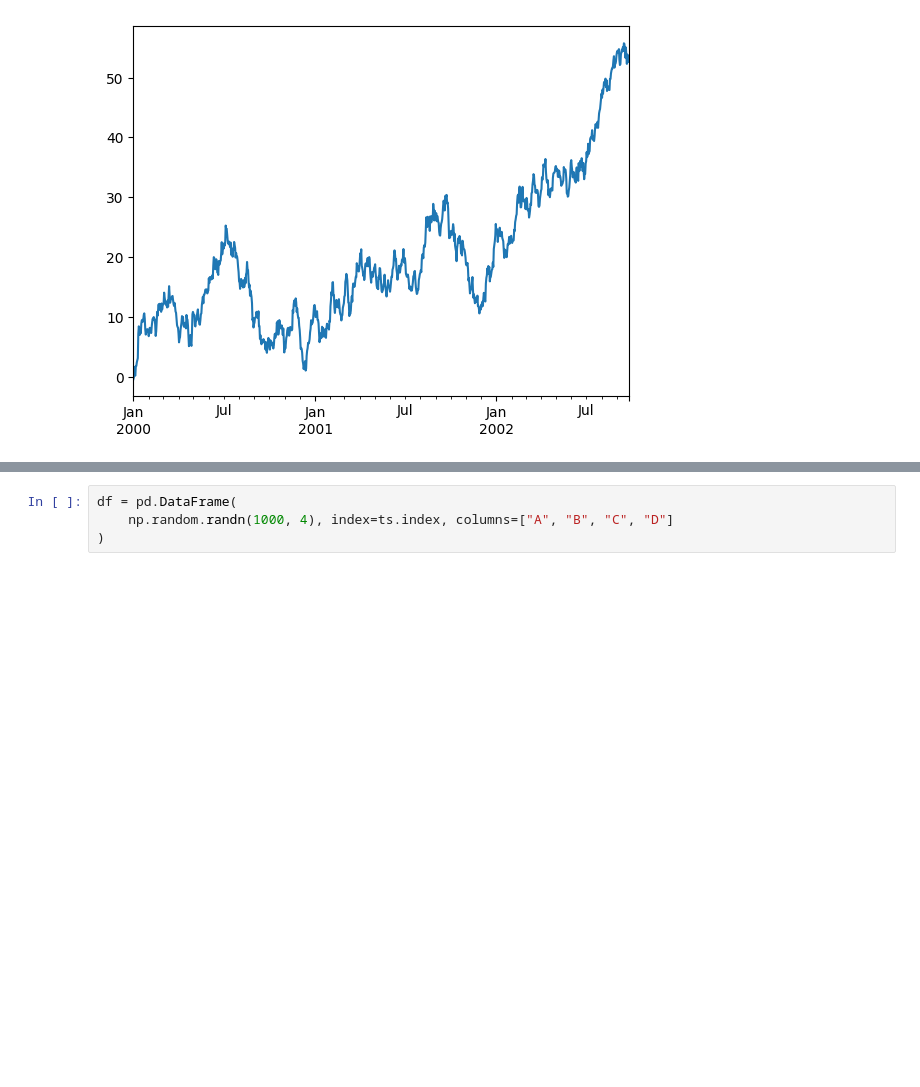
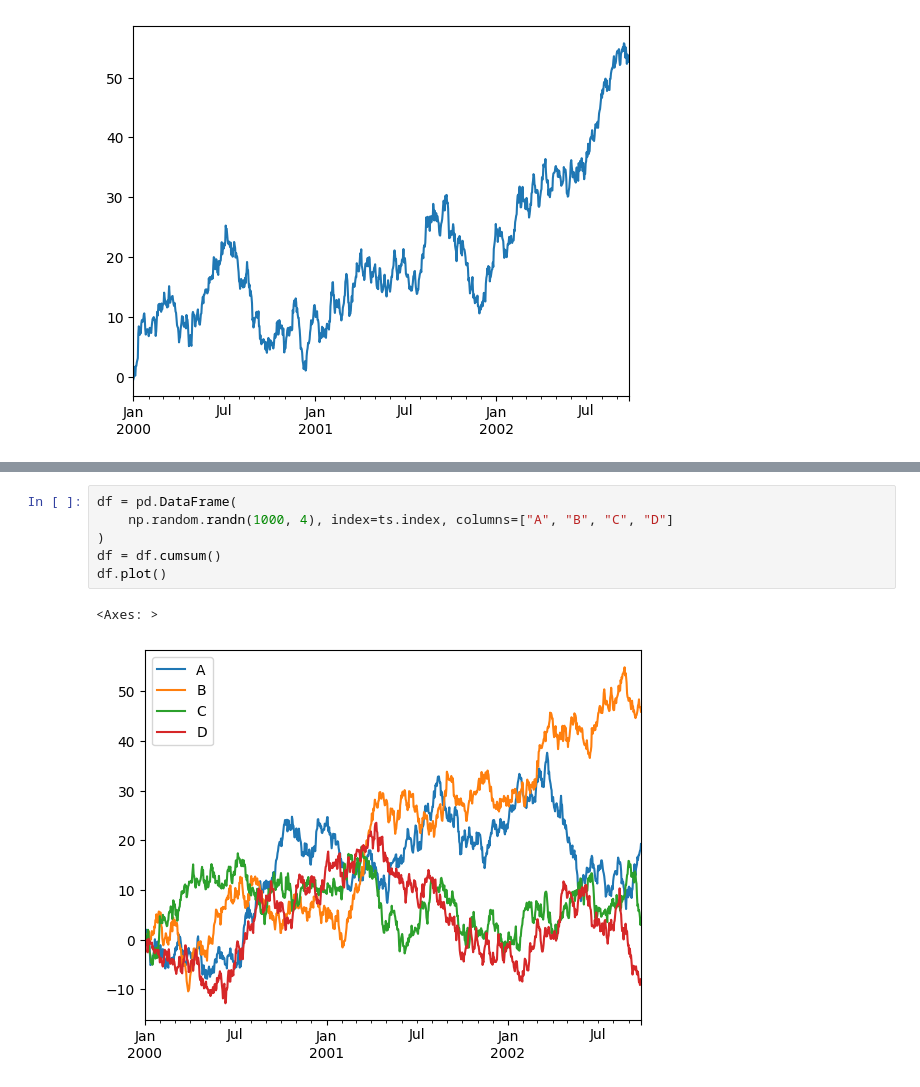
Before and after one commit to MaximilianNoethe/uek259_Machine-Learning, a Jupyter notebook: demos/02_PandasIntro.ipynb, the cells around one changed output, grey strips where cells are left out. Saved outputs shown, nothing was run; the diff lists cells and outputs as text; blank space fills up the shorter version.

```diff
--- a/demos/02_PandasIntro.ipynb
+++ b/demos/02_PandasIntro.ipynb
@@ -117,4 +117,9 @@ The output should look similar to this:\
 # %%
 df = pd.DataFrame(
     np.random.randn(1000, 4), index=ts.index, columns=["A", "B", "C", "D"]
 )
+df = df.cumsum()
+df.plot()
+# %% [output]
+<Axes: >
+[figure, added]
```
